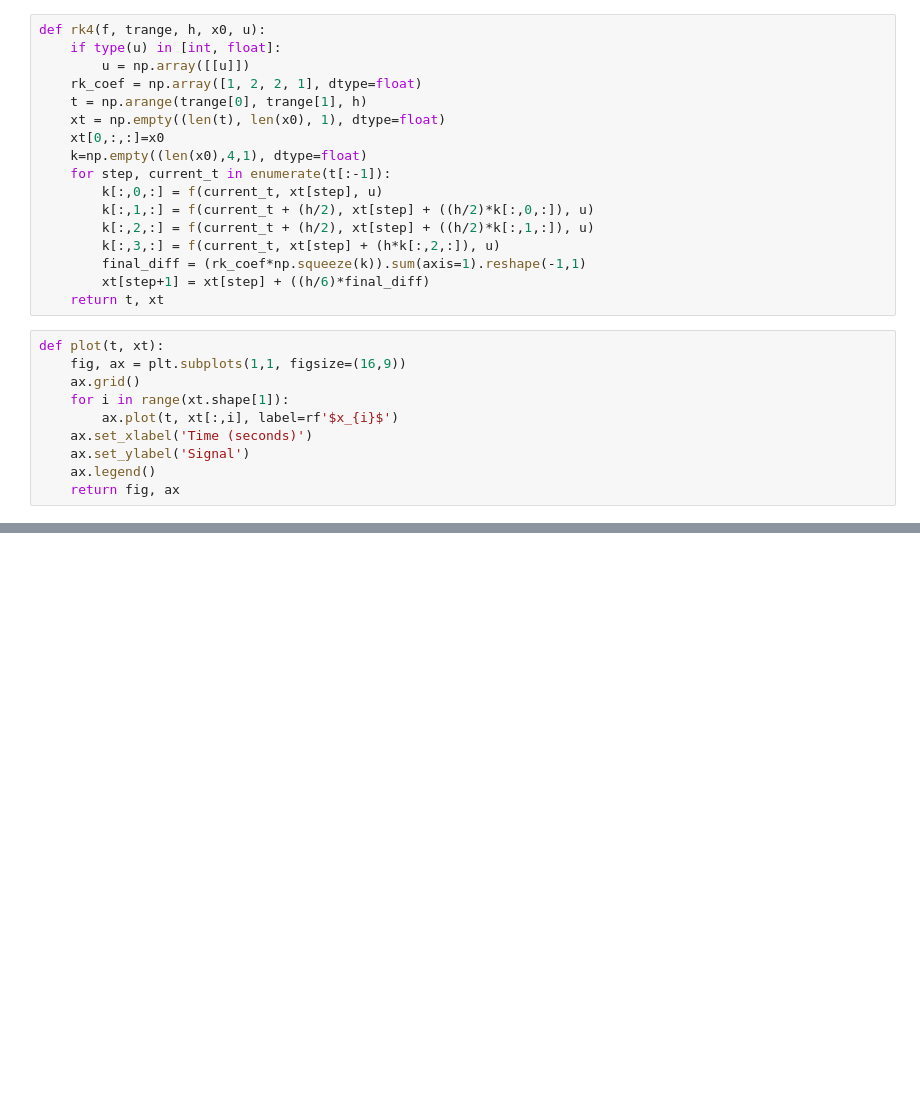
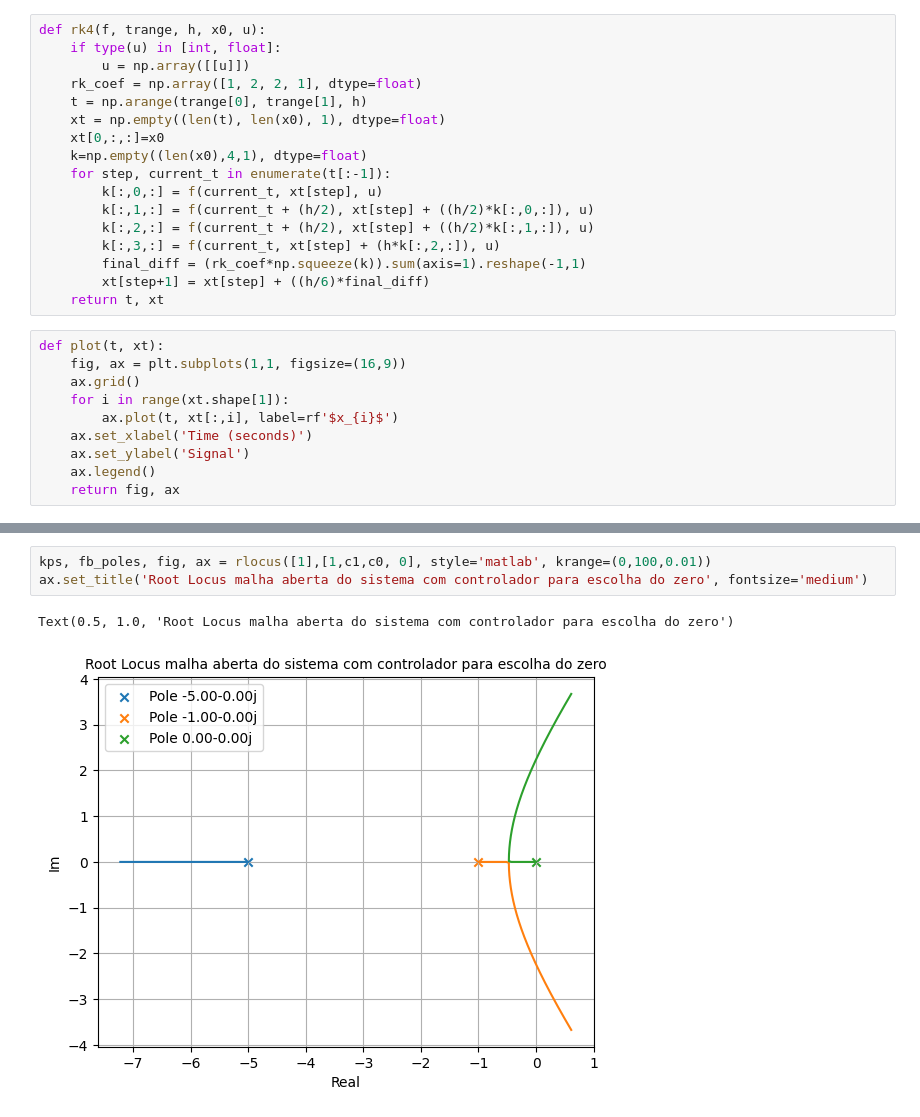
Before and after one commit to lucasbanunes/control-and-automation, a Jupyter notebook: labeca/ativ1_lucas_nunes.ipynb, the cells around one changed output, grey strips where cells are left out. Saved outputs shown, nothing was run; the diff lists cells and outputs as text; blank space fills up the shorter version.

```diff
--- a/labeca/ativ1_lucas_nunes.ipynb
+++ b/labeca/ativ1_lucas_nunes.ipynb
@@ -98,0 +143,6 @@ A, B, C, D
+# %%
+kps, fb_poles, fig, ax = rlocus([1],[1,c1,c0, 0], style='matlab', krange=(0,100,0.01))
+ax.set_title('Root Locus malha aberta do sistema com controlador para escolha do zero', fontsize='medium')
+# %% [output]
+Text(0.5, 1.0, 'Root Locus malha aberta do sistema com controlador para escolha do zero')
+[figure, added]
```
Also changed, not shown: parts of 15 cells of this notebook, 1 other file.
